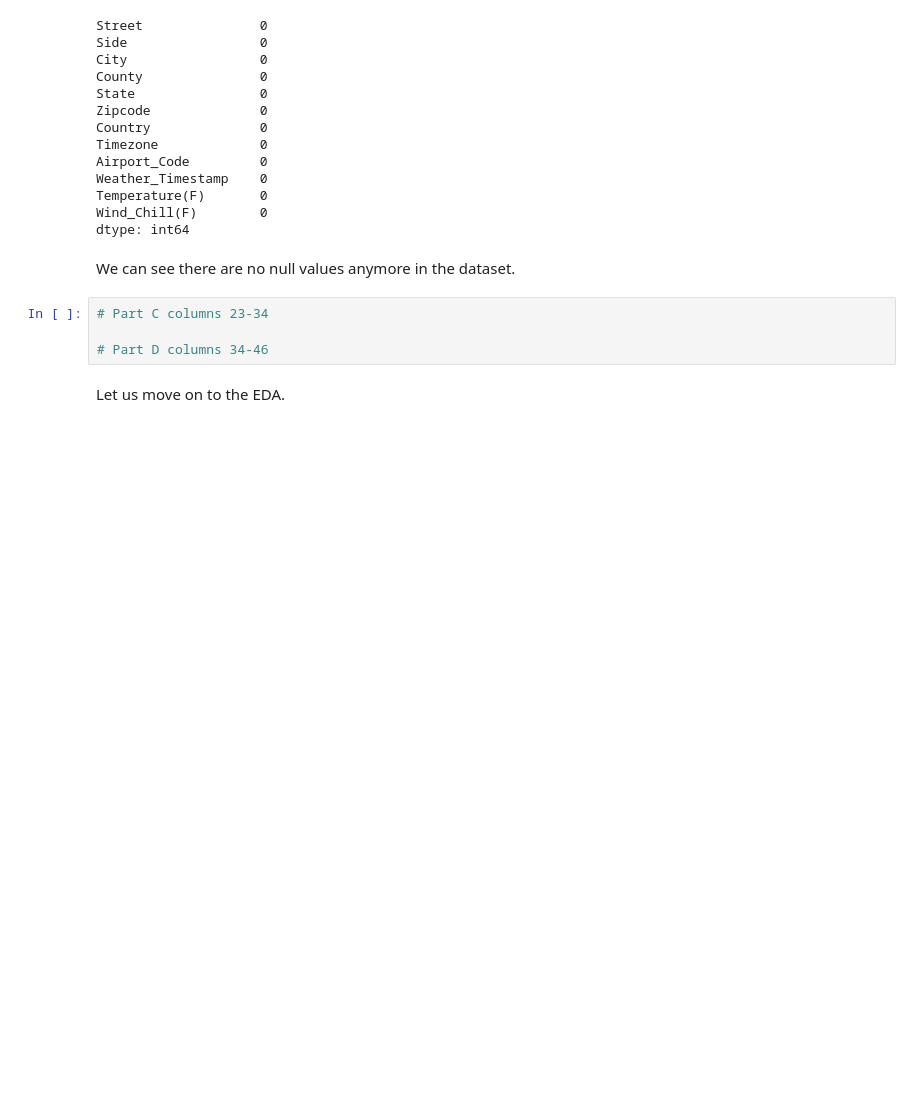
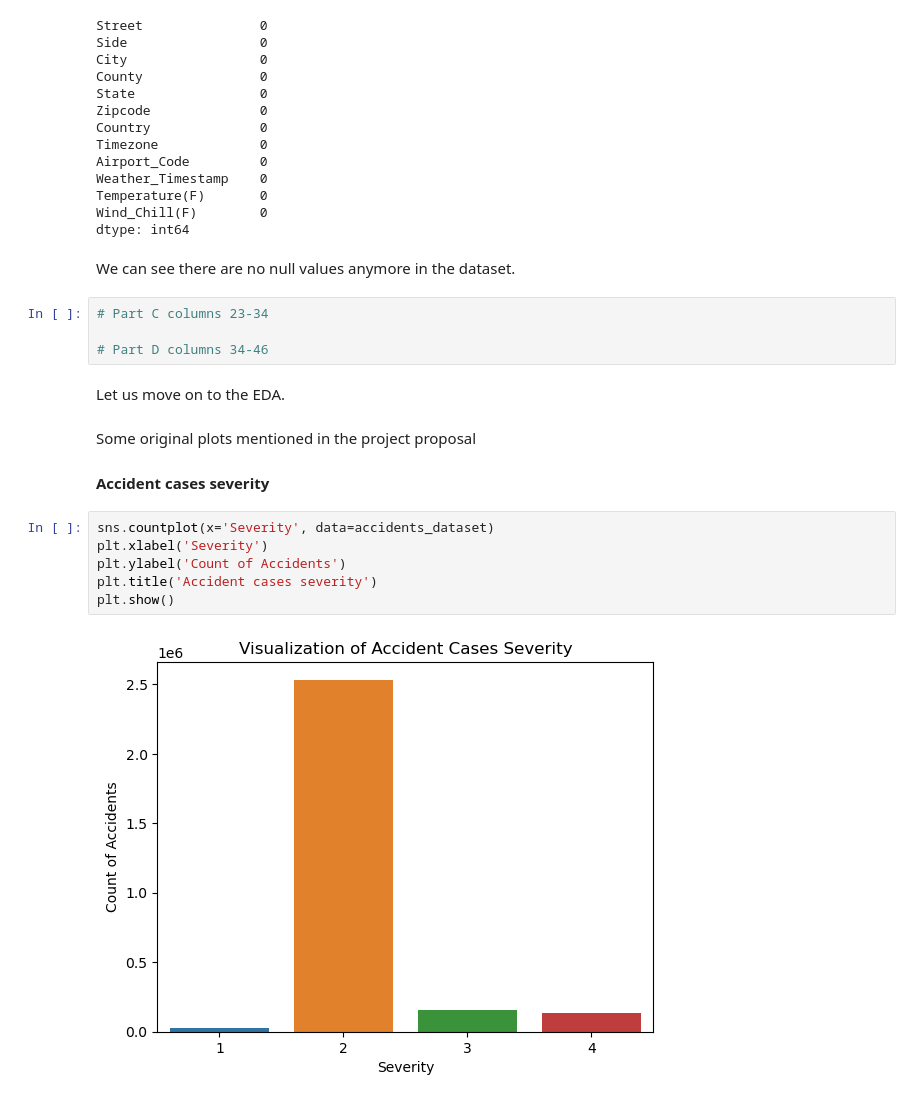
Before and after one commit to avantidorle/IDMP-Project, a Jupyter notebook: IDMP Project.ipynb, the cells around one changed output. Saved outputs shown, nothing was run; the diff lists cells and outputs as text; blank space fills up the shorter version.

Commit message:
Basic EDA from proposal

```diff
--- a/IDMP Project.ipynb
+++ b/IDMP Project.ipynb
@@ -172,3 +172,15 @@ We can see there are no null values anymore in the dataset.
 # Part D columns 34-46
 # %% [markdown]
 Let us move on to the EDA.
+# %% [markdown]
+Some original plots mentioned in the project proposal
+
+#### Accident cases severity
+# %%
+sns.countplot(x='Severity', data=accidents_dataset)
+plt.xlabel('Severity')
+plt.ylabel('Count of Accidents')
+plt.title('Accident cases severity')
+plt.show()
+# %% [output]
+[figure, added]
```
Also changed, not shown: parts of 8 cells of this notebook.
